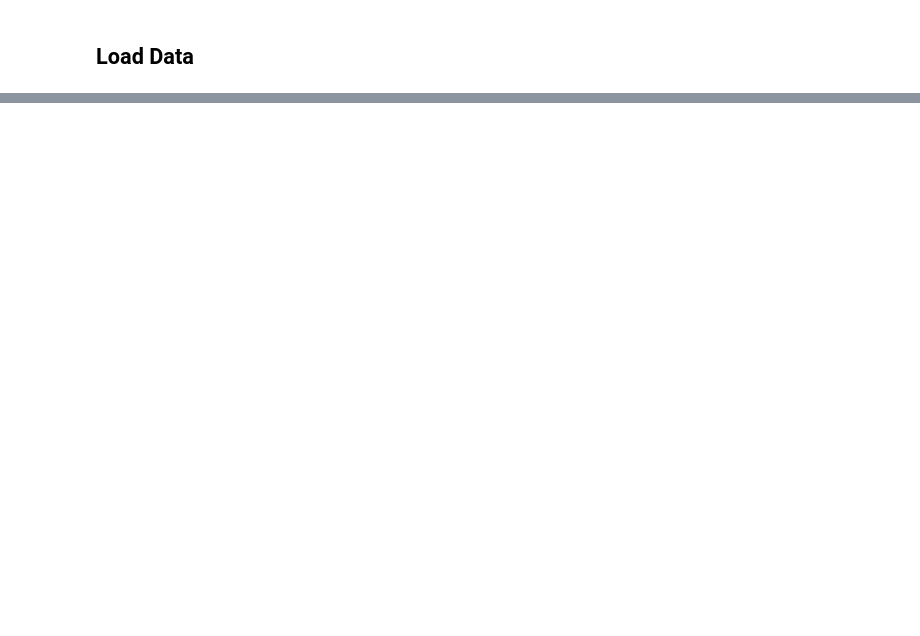
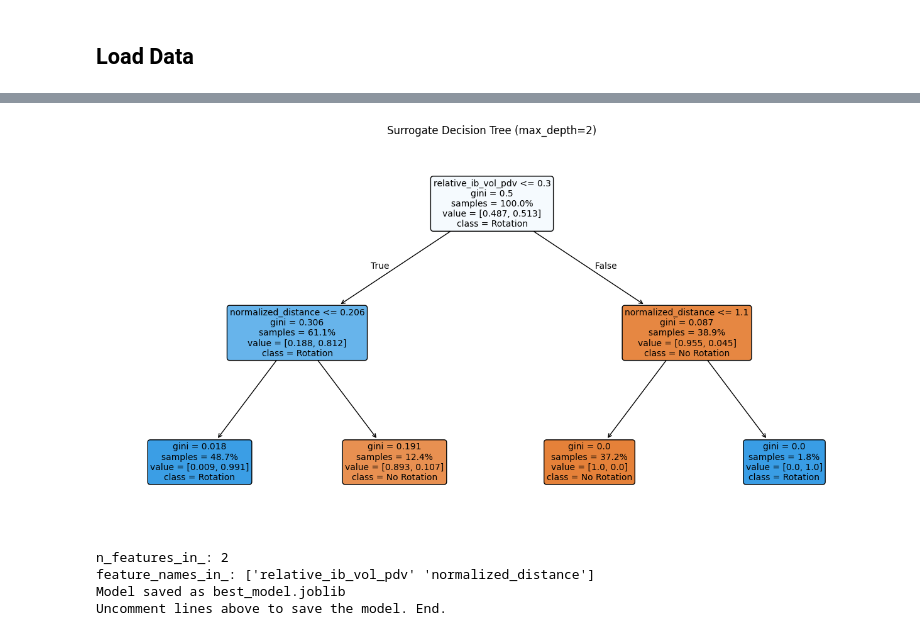
Before and after one commit to k4mik4zekyo-afk/initialbalanceanalysis, a Jupyter notebook: feature_engineering_and_model_evaluation.ipynb, the cells around one changed output, grey strips where cells are left out. Saved outputs shown, nothing was run; the diff lists cells and outputs as text; code cells hidden in the pictures; blank space fills up the shorter version.

```diff
--- a/feature_engineering_and_model_evaluation.ipynb
+++ b/feature_engineering_and_model_evaluation.ipynb
@@ -271,4 +394,11 @@ df['normalized_distance'] = df['nearest_prior_level_to_open_distance'] / df['pre
 df['normalized_distance'] = df['normalized_distance'].fillna(0)
 
 print(f"Calculated normalized_distance")
-print(f"Stats: {df['normalized_distance'].describe()}")
+print(f"Stats: {df['normalized_distance'].describe()}\n")
+
+# Add previous_day_confluences feature
+# True if nearest_prior_level_to_open is 'pdl', 'poc', or 'pdh'
+df['previous_day_confluences'] = df['nearest_prior_level_to_open'].isin(['pdl', 'pdh']).astype(int)
+print('previous_day_confluences value counts:')
+print(df['previous_day_confluences'].value_counts())
+print(f"\nProportion with previous day confluences: {df['previous_day_confluences'].mean():.2%}")
@@ -785,0 +1619,12 @@ normalized_distance = nearest_prior_level_to_open_distance / (prev_pdh - prev_pd
+# %%
+from sklearn.tree import DecisionTreeClassifier, export_text
+
+# Get predictions from the random forest
+rf_preds = estimator.predict(X_expanded_clean[best_features])
+
+# Train a surrogate tree to mimic the random forest
+surrogate = DecisionTreeClassifier(max_depth=2, random_state=42)
+surrogate.fit(X_expanded_clean[best_features], rf_preds)
+
+# Print the surrogate tree's rules
+print(export_text(surrogate, feature_names=list(X_expanded_clean[best_features].columns)))
@@ -785,0 +1642,38 @@ normalized_distance = nearest_prior_level_to_open_distance / (prev_pdh - prev_pd
+# %%
+# Visualize the surrogate decision tree
+
+from sklearn.tree import plot_tree
+import matplotlib.pyplot as plt
+
+plt.figure(figsize=(16, 8))
+plot_tree(
+    surrogate,
+    feature_names=list(X_expanded_clean[best_features].columns),
+    class_names=["No Rotation", "Rotation"],
+    filled=True,
+    proportion=True,
+    rounded=True,
+    fontsize=10
+)
+plt.title("Surrogate Decision Tree (max_depth=2)")
+plt.show()
+# %% [output]
+[figure, added]
+# %%
+# Save the trained estimator (RandomForestClassifier) using joblib
+import joblib
+
+# Fit the estimator on the full dataset with the best features
+estimator.fit(X_expanded_clean[best_features], y_clean)
+print("n_features_in_:", getattr(estimator, "n_features_in_", None))
+print("feature_names_in_:", getattr(estimator, "feature_names_in_", None))
+
+# Save the model to a file
+joblib.dump(estimator, "best_model.joblib")
+print("Model saved as best_model.joblib")
+print("Uncomment lines above to save the model. End.")
+# %% [output]
+n_features_in_: 2
+feature_names_in_: ['relative_ib_vol_pdv' 'normalized_distance']
+Model saved as best_model.joblib
+Uncomment lines above to save the model. End.
```
Also changed, not shown: parts of 53 cells of this notebook, 22 other files.
